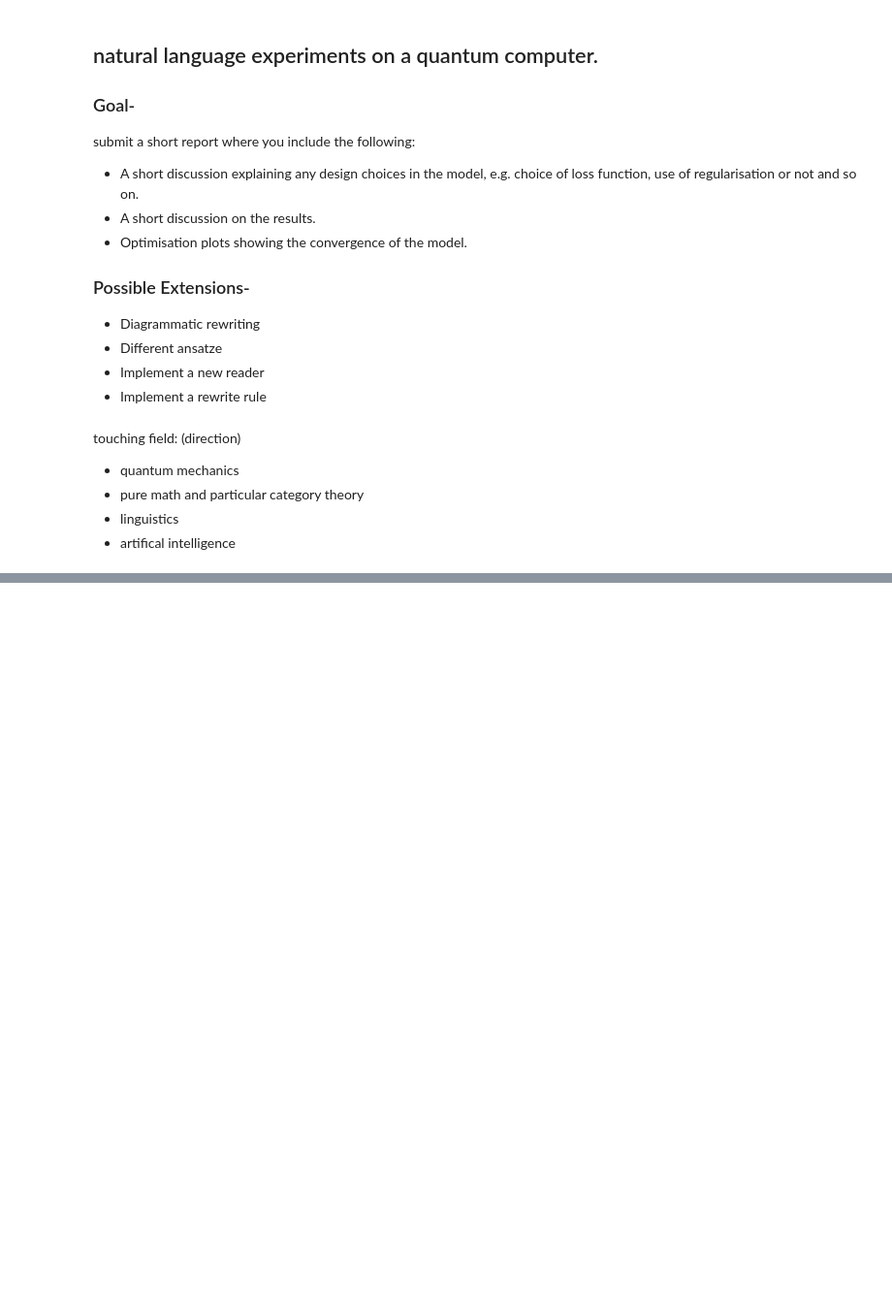
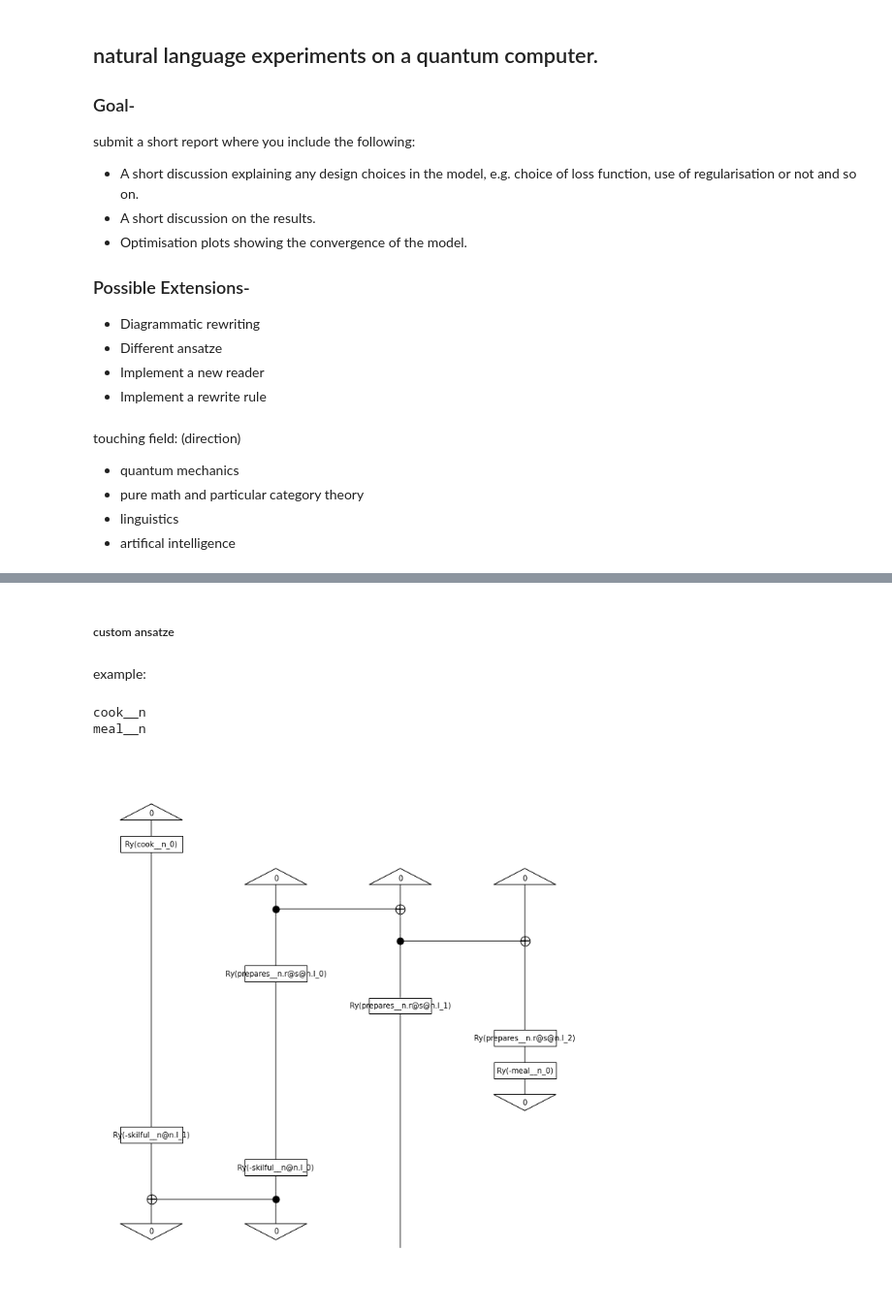
Before and after one commit to poig/Womanium_2022_challenge, a Jupyter notebook: lambeq/submission.ipynb, the cells around one changed output, grey strips where cells are left out. Shown at 97% size. Cells and saved outputs as stored; diff of their text form; code cells hidden in the pictures; blank space fills up the shorter version.

```diff
--- a/lambeq/submission.ipynb
+++ b/lambeq/submission.ipynb
@@ -19,0 +58,4 @@ touching field: (direction)
+# %% [markdown]
+##### custom ansatze
+# %% [markdown]
+example:
@@ -19,0 +109,8 @@ touching field: (direction)
+# %%
+custom_ansatz = RealAnsatz(ob_map={AtomicType.NOUN: 1, AtomicType.SENTENCE: 1}, n_layers=1)
+ansatz_circuit= custom_ansatz(remove_cups(train_diagrams))
+ansatz_circuit.draw(figsize=(9, 10))
+# %% [output]
+cook__n
+meal__n
+[figure, added]
```
Also changed, not shown: parts of 57 cells of this notebook, 8 other files.
